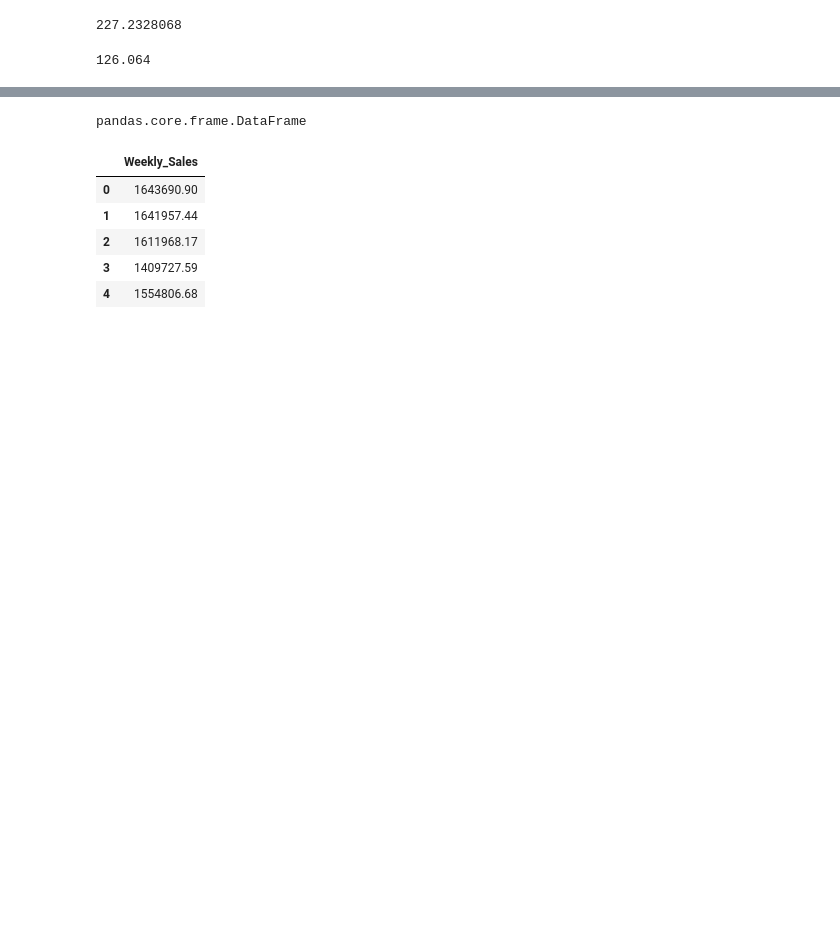
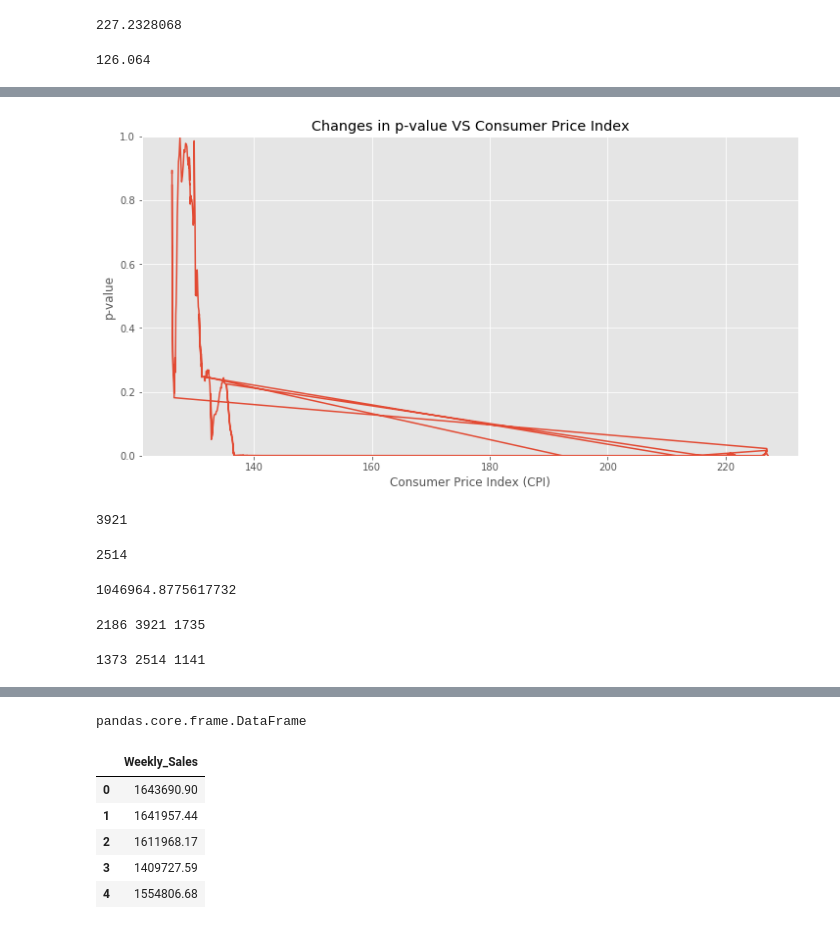
Before and after one commit to Niv-19/Capstone1_Niv, a Jupyter notebook: Walmart Sales Analysis.ipynb, the cells around one changed output, grey strips where cells are left out. Drawn from its saved outputs; the diff is of its cells as text; code cells hidden in the pictures; blank space fills up the shorter version.

```diff
--- a/Capstone1_Niv.ipynb
+++ b/Walmart Sales Analysis.ipynb
@@ -675,0 +777,29 @@ walmart_data.CPI.min()
+# %%
+from scipy.stats import ttest_ind
+fig,ax=plt.subplots(figsize=(12,6))
+x=walmart_data.CPI.unique()
+def p_value_unemployment (x):
+    cpi_sort=walmart_data[['CPI','Weekly_Sales']].sort_values(by ='CPI',ascending=False)
+    p_list=[]
+    for i in x:
+        mask1=cpi_sort.CPI>=i
+        mask2=cpi_sort.CPI<i
+        high_cpi_sale=cpi_sort[mask1]
+        high_cpi_sale
+        low_cpi_sale=cpi_sort[mask2]
+        low_cpi_sale
+        #applying t_test
+        data1=np.array(high_cpi_sale.Weekly_Sales)
+        data2=np.array(low_cpi_sale.Weekly_Sales)
+        stat, p = ttest_ind(data1, data2,equal_var=False)
+        p_list.append(p)
+    return p_list
+p_value_list=p_value_unemployment(x)
+ax.plot(x,p_value_list)
+ax.set_xlabel('Consumer Price Index (CPI)')
+ax.set_ylabel('p-value')
+ax.set_ylim(0.0,1)
+ax.set_title("Changes in p-value VS Consumer Price Index")
+plt.show()
+# %% [output]
+[figure, added]
@@ -675,0 +809,5 @@ walmart_data.CPI.min()
+# %%
+sample1=walmart_data[mask_fuel].Weekly_Sales
+print(len(np.array(sample1)))
+# %% [output]
+3921
@@ -675,0 +818,25 @@ walmart_data.CPI.min()
+# %%
+print(len(np.array(sample2)))
+# %% [output]
+2514
+# %%
+avg=walmart_data.Weekly_Sales.mean()
+print(avg)
+# %% [output]
+1046964.8775617732
+# %%
+success1=sample1[sample1>avg]
+n1=len(sample1)
+k1=len(success1)
+failure1=n1-k1
+print(failure1,n1,k1)
+# %% [output]
+2186 3921 1735
+# %%
+success2=sample2[sample2>avg]
+n2=len(sample2)
+k2=len(success2)
+failure2=n2-k2
+print(failure2,n2,k2)
+# %% [output]
+1373 2514 1141
```
Also changed, not shown: parts of 19 cells of this notebook.
